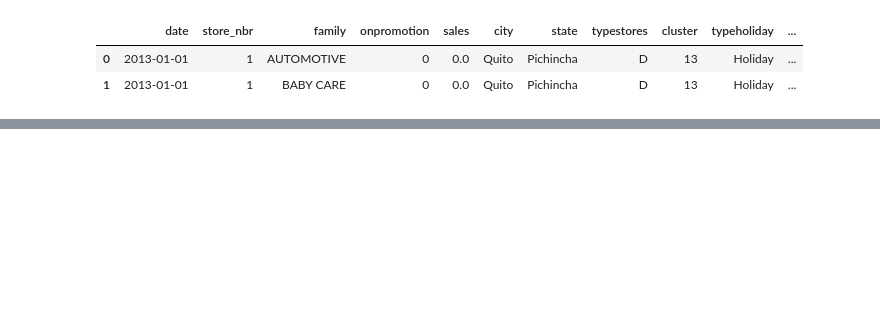
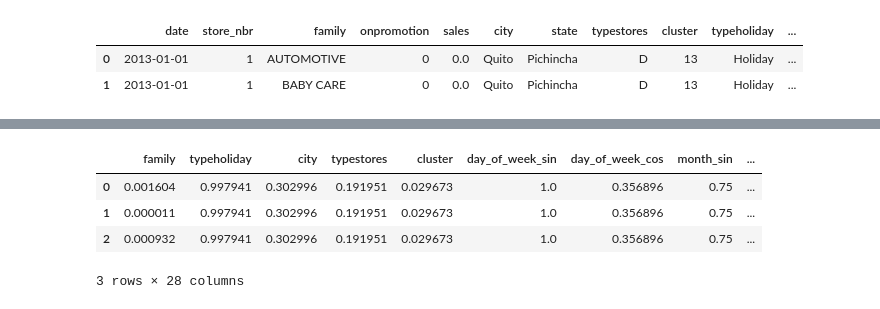
Before and after one commit to ikarioh/competiton_kaggle, a Jupyter notebook: 03_xgboos1.ipynb, the cells around one changed output, grey strips where cells are left out. Saved outputs shown, nothing was run; the diff lists cells and outputs as text; code cells hidden in the pictures; blank space fills up the shorter version.

```diff
--- a/03_xgboos1.ipynb
+++ b/03_xgboos1.ipynb
@@ -52,0 +226,2 @@ train_merged.head(2)
+# %%
+preprocess_pipe.fit(X_train[col_names_classic_ml], y_train)
@@ -52,0 +249,11 @@ train_merged.head(2)
+# %%
+X_train = preprocess_pipe.transform(X_train[col_names_classic_ml])
+X_valid = preprocess_pipe.transform(X_valid[col_names_classic_ml])
+# %%
+X_train.head(3)
+# %% [output]
+|  | family | typeholiday | city | typestores | cluster | day_of_week_sin | day_of_week_cos | month_sin | ... |
+| 0 | 0.001604 | 0.997941 | 0.302996 | 0.191951 | 0.029673 | 1.0 | 0.356896 | 0.75 | ... |
+| 1 | 0.000011 | 0.997941 | 0.302996 | 0.191951 | 0.029673 | 1.0 | 0.356896 | 0.75 | ... |
+| 2 | 0.000932 | 0.997941 | 0.302996 | 0.191951 | 0.029673 | 1.0 | 0.356896 | 0.75 | ... |
+3 rows × 28 columns
```
Also changed, not shown: parts of 22 cells of this notebook.
